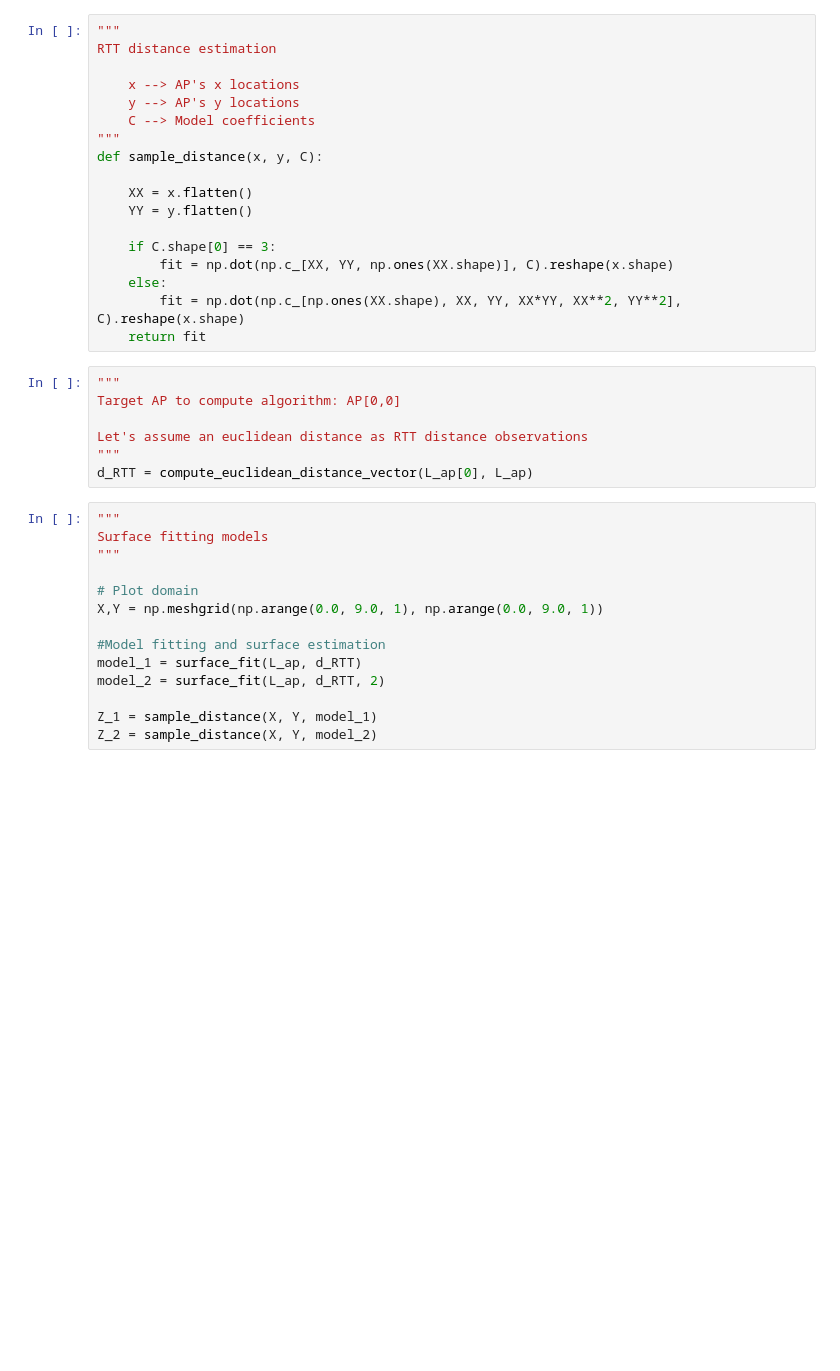
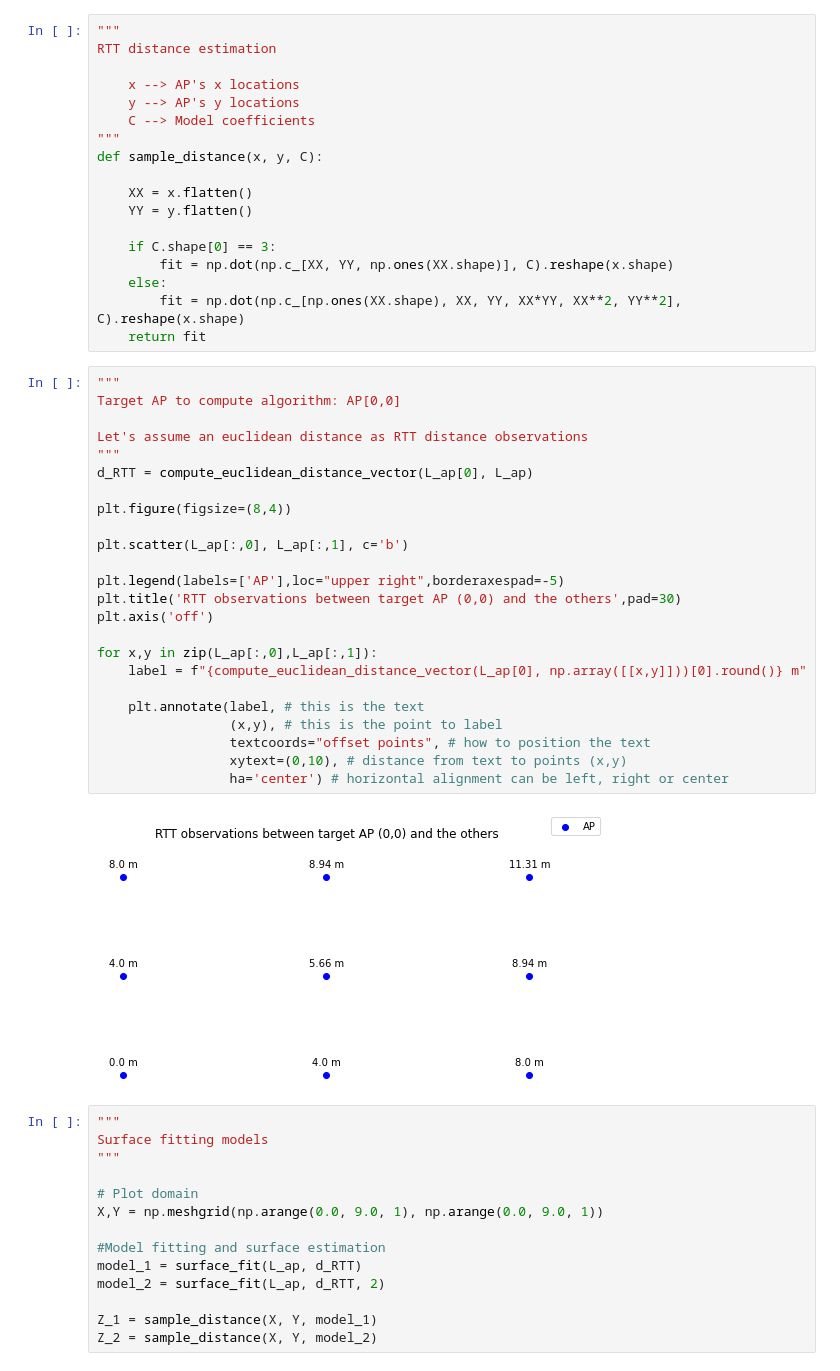
Before and after one commit to carlogattuso/Indoor_Positioning_RTT_GPR, a Jupyter notebook: src/psfm_gpr.ipynb, the cells around one changed output. Cells and saved outputs as stored; diff of their text form; blank space fills up the shorter version.

Commit message:
new plots and mean RTT values computed

```diff
--- a/src/psfm_gpr.ipynb
+++ b/src/psfm_gpr.ipynb
@@ -92,13 +92,32 @@ def sample_distance(x, y, C):
     else:
         fit = np.dot(np.c_[np.ones(XX.shape), XX, YY, XX*YY, XX**2, YY**2], C).reshape(x.shape)
     return fit
-# %%
-"""
-Target AP to compute algorithm: AP[0,0]
-
-Let's assume an euclidean distance as RTT distance observations
-"""
-d_RTT = compute_euclidean_distance_vector(L_ap[0], L_ap)
+# %%
+"""
+Target AP to compute algorithm: AP[0,0]
+
+Let's assume an euclidean distance as RTT distance observations
+"""
+d_RTT = compute_euclidean_distance_vector(L_ap[0], L_ap)
+
+plt.figure(figsize=(8,4))
+
+plt.scatter(L_ap[:,0], L_ap[:,1], c='b')
+
+plt.legend(labels=['AP'],loc="upper right",borderaxespad=-5)
+plt.title('RTT observations between target AP (0,0) and the others',pad=30)
+plt.axis('off')
+
+for x,y in zip(L_ap[:,0],L_ap[:,1]):
+    label = f"{compute_euclidean_distance_vector(L_ap[0], np.array([[x,y]]))[0].round()} m"
+
+    plt.annotate(label, # this is the text
+                 (x,y), # this is the point to label
+                 textcoords="offset points", # how to position the text
+                 xytext=(0,10), # distance from text to points (x,y)
+                 ha='center') # horizontal alignment can be left, right or center
+# %% [output]
+[figure, added]
 # %%
 """
 Surface fitting models
```
Also changed, not shown: parts of 3 cells of this notebook, 1 other file.
